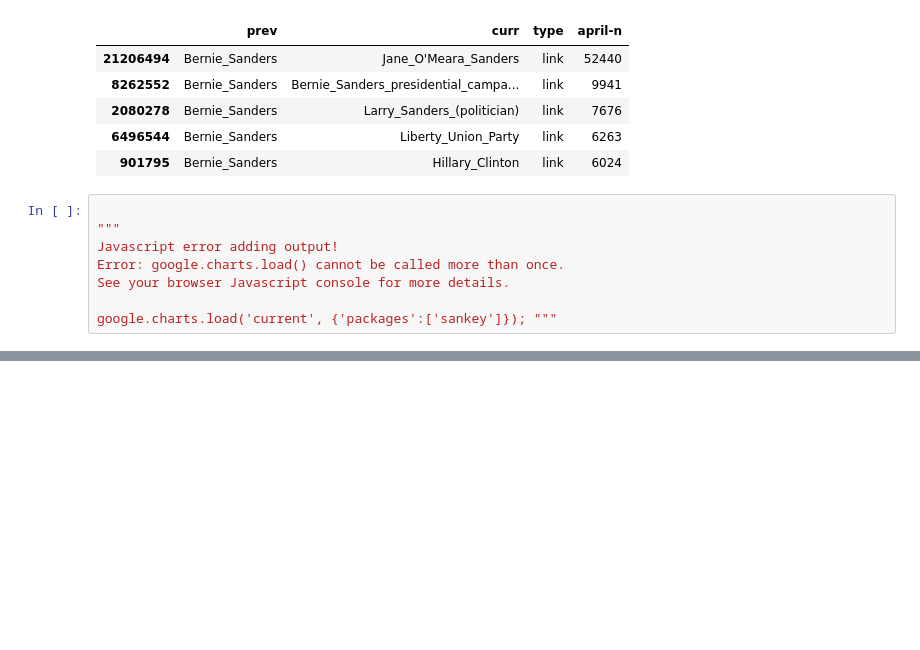
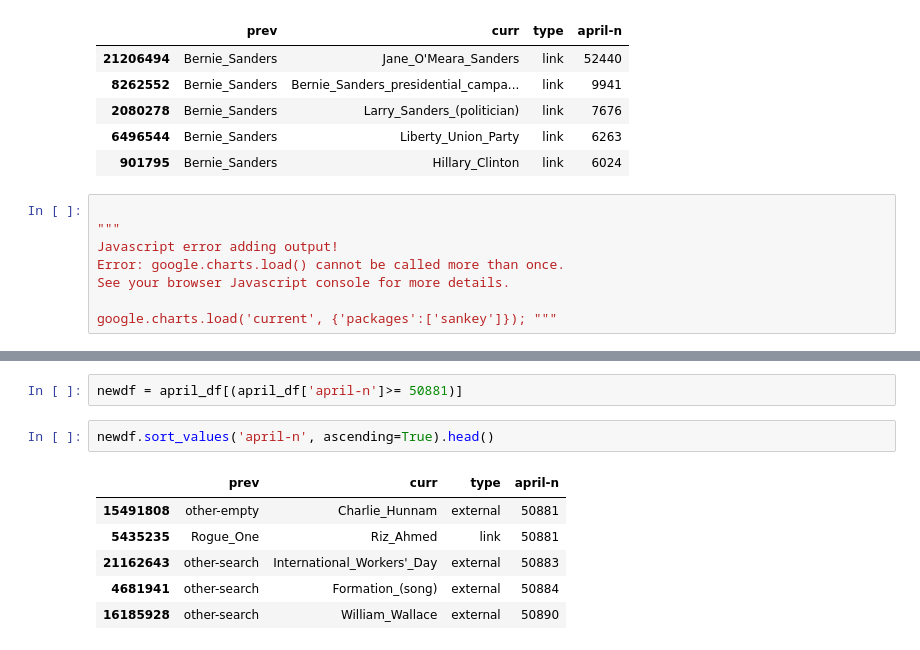
Before and after one commit to zareenfarooqui/2016-presidential-election-analysis, a Jupyter notebook: 2016_Presidential_Candidate_Clickstream_Analysis.ipynb, the cells around one changed output, grey strips where cells are left out. Cells and saved outputs as stored; diff of their text form; blank space fills up the shorter version.

```diff
--- a/2016_Presidential_Candidate_Clickstream_Analysis.ipynb
+++ b/2016_Presidential_Candidate_Clickstream_Analysis.ipynb
@@ -441,0 +417,11 @@ google.charts.load("current", {packages:['corechart']});
+# %%
+newdf = april_df[(april_df['april-n']>= 50881)]
+# %%
+newdf.sort_values('april-n', ascending=True).head()
+# %% [output]
+|  | prev | curr | type | april-n |
+| 15491808 | other-empty | Charlie_Hunnam | external | 50881 |
+| 5435235 | Rogue_One | Riz_Ahmed | link | 50881 |
+| 21162643 | other-search | International_Workers'_Day | external | 50883 |
+| 4681941 | other-search | Formation_(song) | external | 50884 |
+| 16185928 | other-search | William_Wallace | external | 50890 |
```
Also changed, not shown: parts of 47 cells of this notebook.
